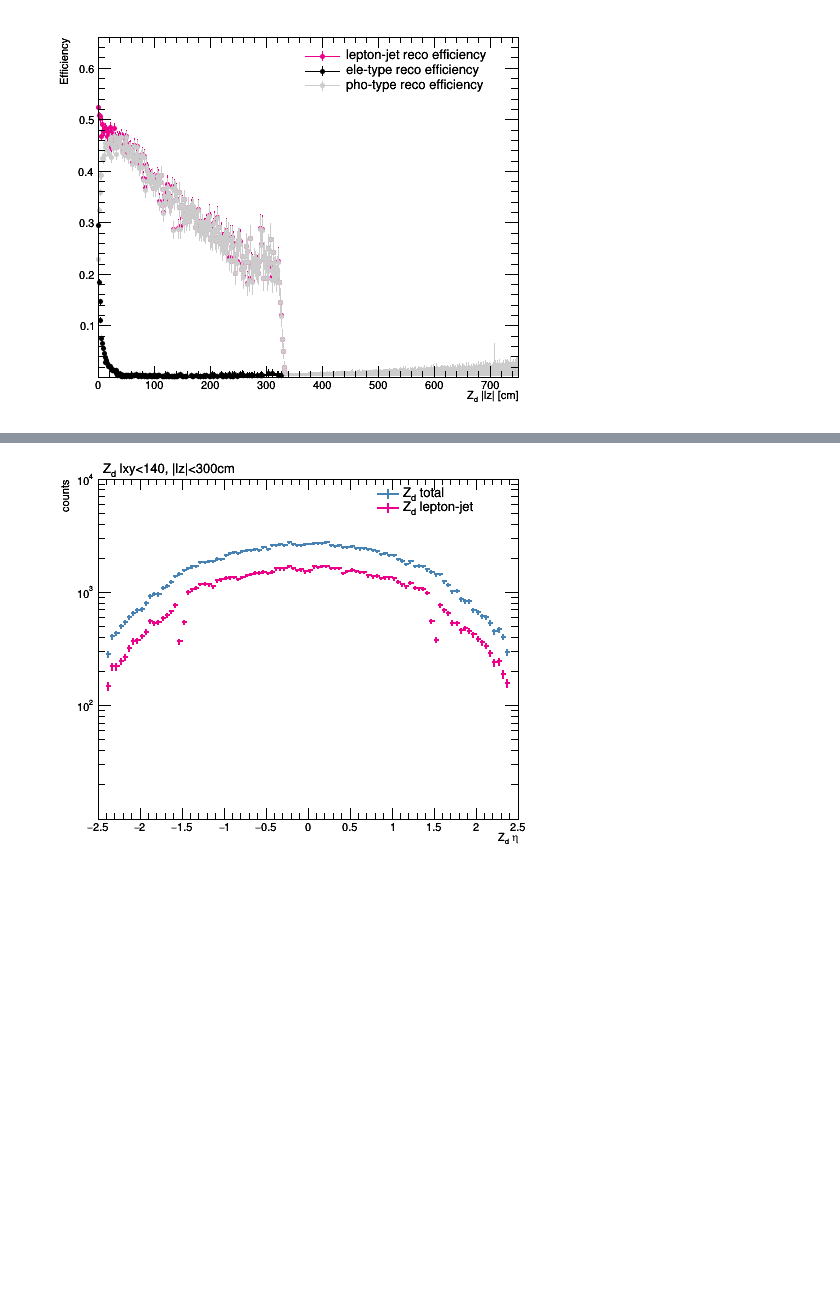
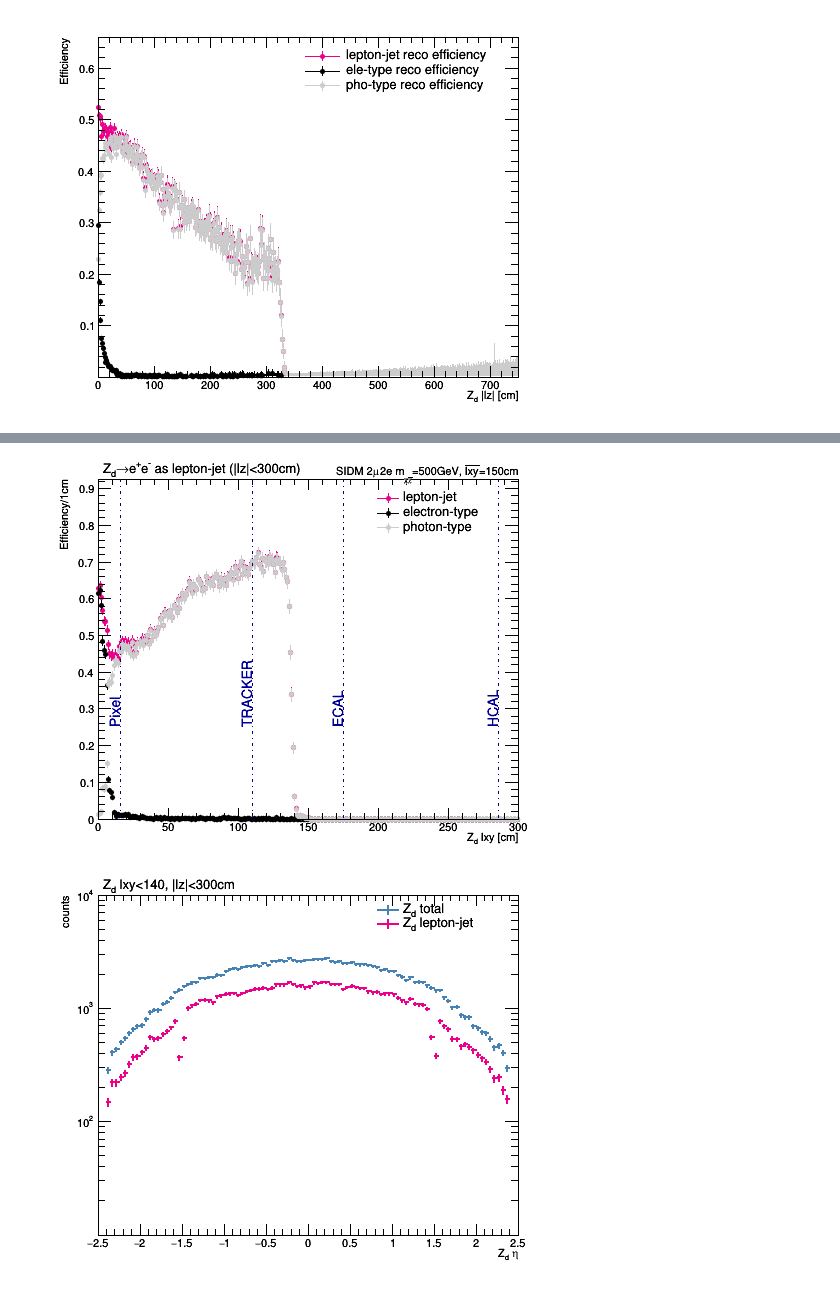
Before and after one commit to jsiado/FireROOT, a Jupyter notebook: Analysis/python/outputs/notebooks/LJRECO__matchjet.ipynb, the cells around one changed output, grey strips where cells are left out. Saved outputs shown, nothing was run; the diff lists cells and outputs as text; code cells hidden in the pictures; blank space fills up the shorter version.

```diff
--- a/Analysis/python/outputs/notebooks/LJRECO__matchjet.ipynb
+++ b/Analysis/python/outputs/notebooks/LJRECO__matchjet.ipynb
@@ -218,3 +254,50 @@ canvas.draw()
+# %%
+ljeffi_lxy300g = Efficiency(dplxy300_passed, dplxy300_total).graph
+ljeffi_lxy300g_type1 = Efficiency(dplxy300_passed_type1, dplxy300_total).graph
+ljeffi_lxy300g_type2 = Efficiency(dplxy300_passed_type2, dplxy300_total).graph
+# %%
+canvas.clear()
+
+ljeffi_lxy300g.drawstyle='APZ0'
+ljeffi_lxy300g.color=sigCOLORS[1]
+ljeffi_lxy300g.markersize=0.5
+ljeffi_lxy300g_type1.drawstyle='PZ0'
+ljeffi_lxy300g_type1.color=sigCOLORS[2]
+ljeffi_lxy300g_type1.markersize=0.5
+ljeffi_lxy300g_type2.drawstyle='PZ0'
+ljeffi_lxy300g_type2.color=sigCOLORS[3]
+ljeffi_lxy300g_type2.markersize=0.5
+draw([ljeffi_lxy300g, ljeffi_lxy300g_type1, ljeffi_lxy300g_type2], xtitle='Z_{d} lxy [cm]', ytitle='Efficiency/1cm')
+leg = Legend(3, margin=0.25, leftmargin=0.55,
+             topmargin=0.03, entrysep=0.01, entryheight=0.03, textsize=14,)
+leg.AddEntry(ljeffi_lxy300g, 'lepton-jet', 'LEP')
+leg.AddEntry(ljeffi_lxy300g_type1, 'electron-type', 'LEP')
+leg.AddEntry(ljeffi_lxy300g_type2, 'photon-type', 'LEP')
+leg.Draw()
+title=TitleAsLatex('Z_{d}#rightarrowe^{+}e^{-} as lepton-jet (|lz|<300cm)')
+title.Draw()
+linepos = [16, 110, 175, 286] # tracker, ECAL, HCAL
+detectors = ['Pixel', 'TRACKER', 'ECAL', 'HCAL']
+Y_MIN, Y_MAX = canvas.GetUymin(), canvas.GetUymax()
+lines = [Line(i, Y_MIN, i, Y_MAX) for i in linepos]
+annotations = [ROOT.TLatex(linepos[i], 0.25, s) for i, s in enumerate(detectors)]
+for l in lines:
+    l.linestyle='dashdot'
+    l.color = 'navy'
+    l.Draw()
+for s in annotations:
+    s.SetTextAlign(11)
+    s.SetTextAngle(90)
+    s.SetTextSize(0.038)
+    s.SetTextColor(ROOT.kBlue+2)
+    s.Draw()
+
+sampletag = LuminosityLabel('SIDM 2#mu2e m_{#chi#bar{#chi}}=500GeV, #bar{lxy}=150cm')
+sampletag.draw()
+
+canvas.draw()
+# %% [output]
+[figure, added]
 # %%
 IN_ECAL = 'dp_lxy<140&abs(dp_lz)<300'
 IN_GSF = 'dp_lxy<10&abs(dp_lz)<10'
```
Also changed, not shown: parts of 7 cells of this notebook, 1 other file.
